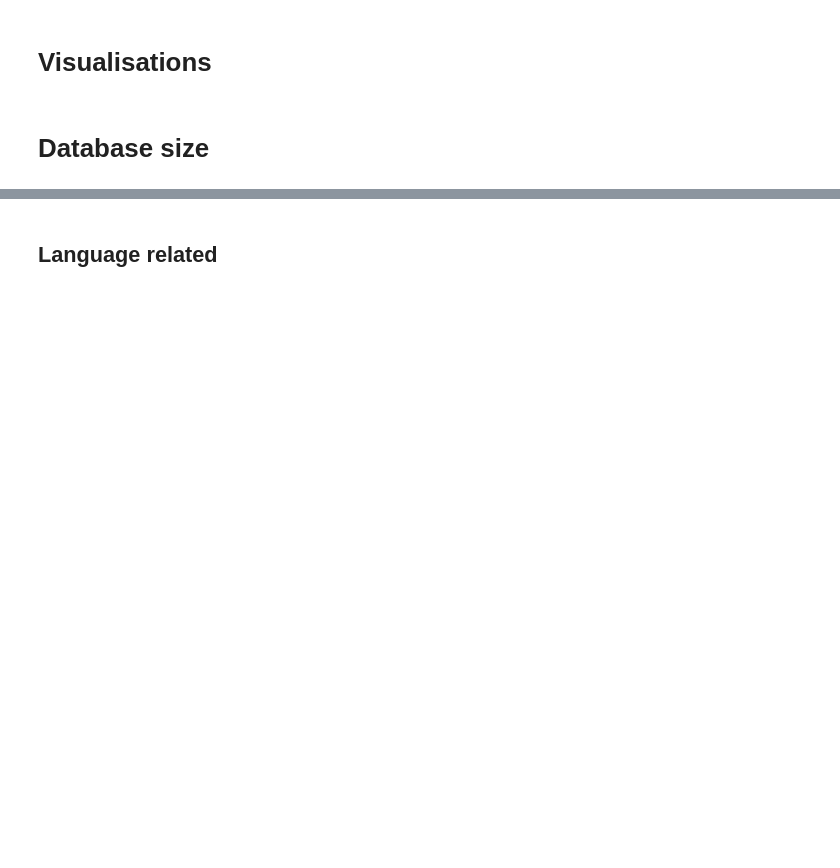
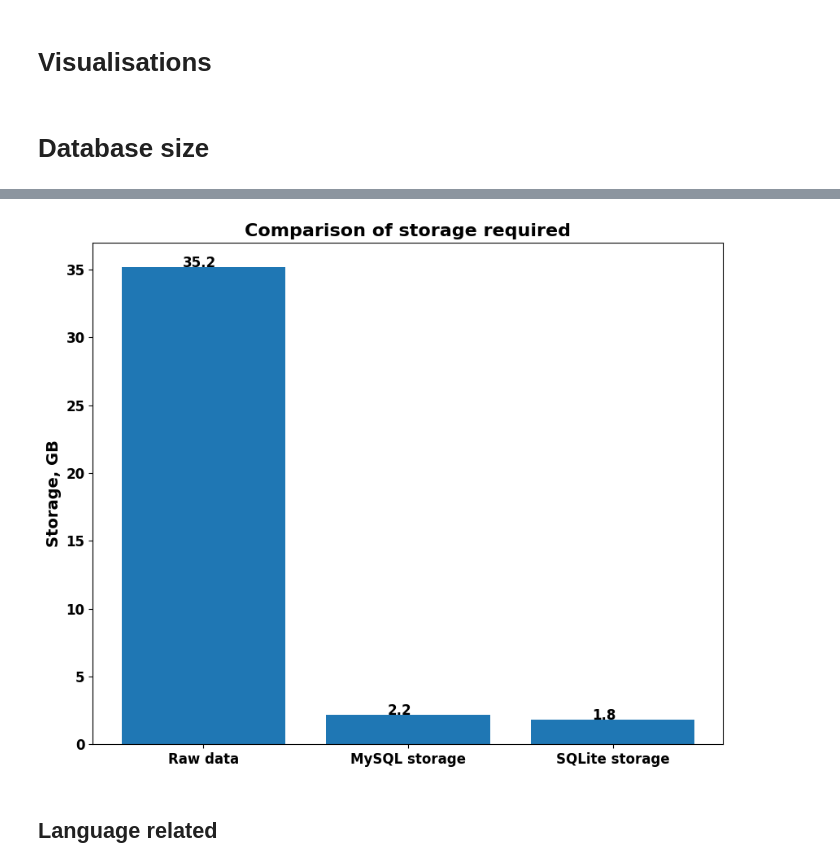
Before and after one commit to skyrimer/DBL-Micro-Soft, a Jupyter notebook: Split 1/EDA/database_eda.ipynb, the cells around one changed output, grey strips where cells are left out. Cells and saved outputs as stored; diff of their text form; code cells hidden in the pictures; blank space fills up the shorter version.

```diff
--- a/Split 1/EDA/database_eda.ipynb
+++ b/Split 1/EDA/database_eda.ipynb
@@ -311,22 +367,25 @@ plt.yticks(fontsize=12, weight='bold');
 # %%
-total_lines = 35
-tweets_right_now = 2.2
+total_lines = 35.2
+mysql = 2.2
+sqlite = 1.8
 
-values = [total_lines, tweets_right_now]
-labels = ["Raw data", "Filtered data"]
+values = [total_lines, mysql, sqlite]
+labels = ["Raw data", "MySQL storage", "SQLite storage"]
 
 plt.figure(figsize=(10, 8))
-plt.bar(labels, values)
+bars = plt.bar(labels, values)
 
 # Add labels on top of each bar
-# for bar in bars:
-#     yval = bar.get_height()
-#     plt.text(bar.get_x() + bar.get_width()/2 - 0.1, yval, f'{yval:,}', fontsize=12, weight='bold')
+for bar in bars:
+    yval = bar.get_height()
+    plt.text(bar.get_x() + bar.get_width()/2 - 0.1, yval, f'{yval:,}', fontsize=12, weight='bold')
 
 # Customize the chart
 plt.title('Comparison of storage required', fontsize=16, weight='bold')
 plt.ylabel('Storage, GB', fontsize=14, weight='bold')
 plt.xticks(fontsize=12, weight='bold')
 plt.yticks(fontsize=12, weight='bold');
+# %% [output]
+[figure, added]
 # %% [markdown]
 ## Language related
```
Also changed, not shown: parts of 49 cells of this notebook, 2 other files.
